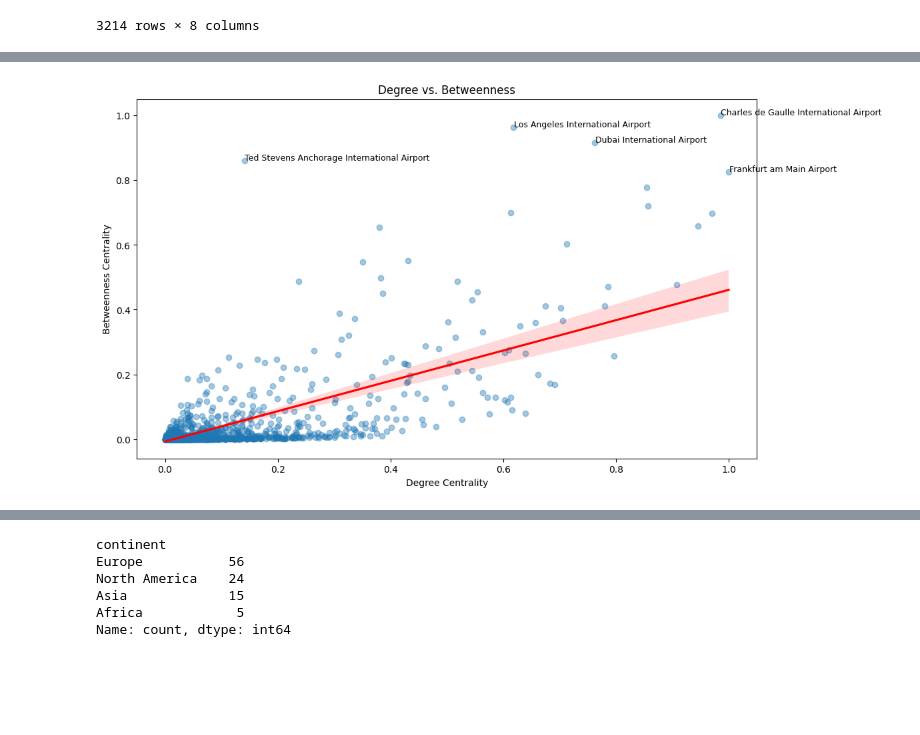
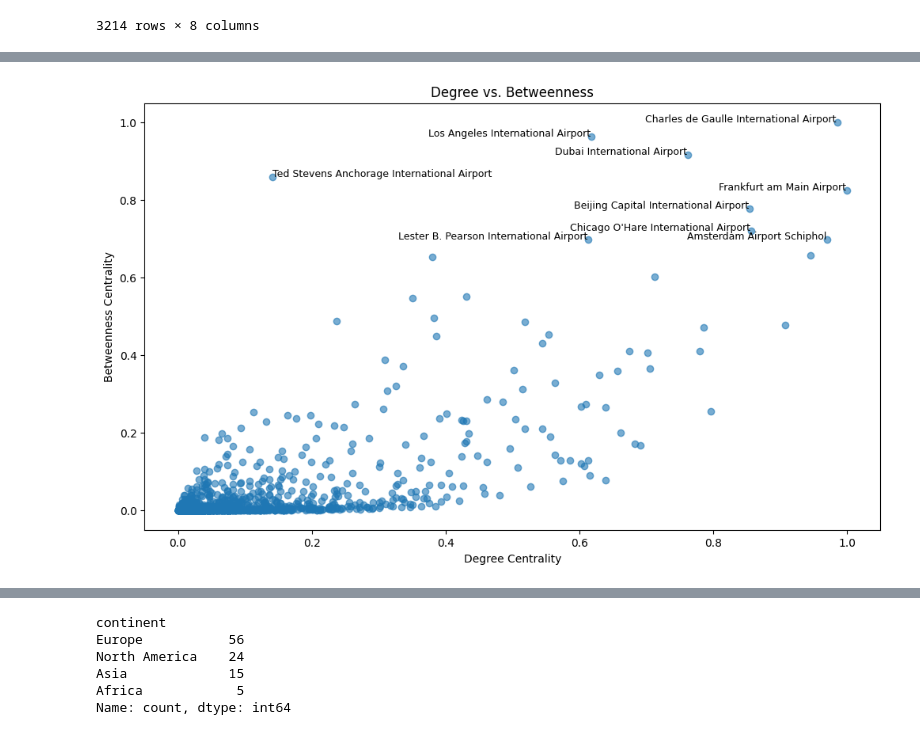
Before and after one commit to sugy-w/Veda-o-sietach-Projekt-JPD-, a Jupyter notebook: general analysis/network_centrality.ipynb, the cells around one changed output, grey strips where cells are left out. Cells and saved outputs as stored; diff of their text form; code cells hidden in the pictures; blank space fills up the shorter version.

Commit message:
add final centrality notebook

```diff
--- a/general analysis/network_centrality.ipynb
+++ b/general analysis/network_centrality.ipynb
@@ -61,6 +55,14 @@ def print_top_centrality(centrality_dict, nodes_df, top_n=10):
     centrality_list_sorted = sorted(centrality_list, key=lambda x: x[1], reverse=True)
     for i, (nid, score, name) in enumerate(centrality_list_sorted[:top_n], 1):
         print(f"{i}. {name} (id={nid}): {score:.6f}")
+# %%
+centrality = {
+    "Degree centrality": nx.degree_centrality(G),
+    "Betweenness centrality": nx.betweenness_centrality(G),
+    "Closeness centrality": nx.closeness_centrality(G),
+    "Eigenvector centrality": nx.eigenvector_centrality(G),
+    "Katz centrality": nx.katz_centrality(G, alpha=0.005)
+}
 # %% [markdown]
 # **Distance centrality**
 # %%
@@ -144,10 +158,10 @@ print_top_centrality(katz_centrality, nodes)
 # %%
 data = {
-    'degree': distance_centrality,
-    'betweenness': betweenness_centrality,
-    'closeness': closeness_centrality,
-    'eigenvector': eigenvector_centrality,
-    'katz': katz_centrality
+    'degree': centrality["Degree centrality"],
+    'betweenness': centrality["Betweenness centrality"],
+    'closeness': centrality["Closeness centrality"],
+    'eigenvector': centrality["Eigenvector centrality"],
+    'katz': centrality["Katz centrality"]
 }
 
 df = pd.DataFrame(data)
@@ -194,22 +199,29 @@ plt.show()
 # %%
 import matplotlib.pyplot as plt
 
 plt.figure(figsize=(12, 7))
 
-sns.regplot(x='degree', y='betweenness', data=df_norm,
-            scatter_kws={'alpha':0.4}, line_kws={'color':'red', 'label':'Trend'})
+plt.scatter(x='degree', y='betweenness', data=df_norm, alpha=0.6)
+
 
 for i in range(len(df_norm)):
-    if df_norm['betweenness'].iloc[i] > 0.8 and df_norm['degree'].iloc[i] > 0.07:
-        plt.text(df_norm['degree'].iloc[i] + 0.001,
-                 df_norm['betweenness'].iloc[i] + 0.001,
-                 df_norm['airport_name'].iloc[i],
-                 fontsize=9)
+    if df_norm['betweenness'].iloc[i] > 0.67:
+        if df_norm['airport_name'].iloc[i] == "Ted Stevens Anchorage International Airport":
+            plt.text(df_norm['degree'].iloc[i] + 0.001,
+                    df_norm['betweenness'].iloc[i] + 0.001,
+                    df_norm['airport_name'].iloc[i],
+                    fontsize=9,
+                    ha='left')
+        else:
+            plt.text(df_norm['degree'].iloc[i] - 0.001,
+                    df_norm['betweenness'].iloc[i] + 0.001,
+                    df_norm['airport_name'].iloc[i],
+                fontsize=9,
+                ha='right')
 
 plt.title("Degree vs. Betweenness")
 plt.xlabel("Degree Centrality")
 plt.ylabel("Betweenness Centrality")
-# plt.grid(True, linestyle=':', alpha=0.6)
 plt.show()
 # %% [output]
-[figure, old version]
+[figure, new version]
```
Also changed, not shown: parts of 19 cells of this notebook.
